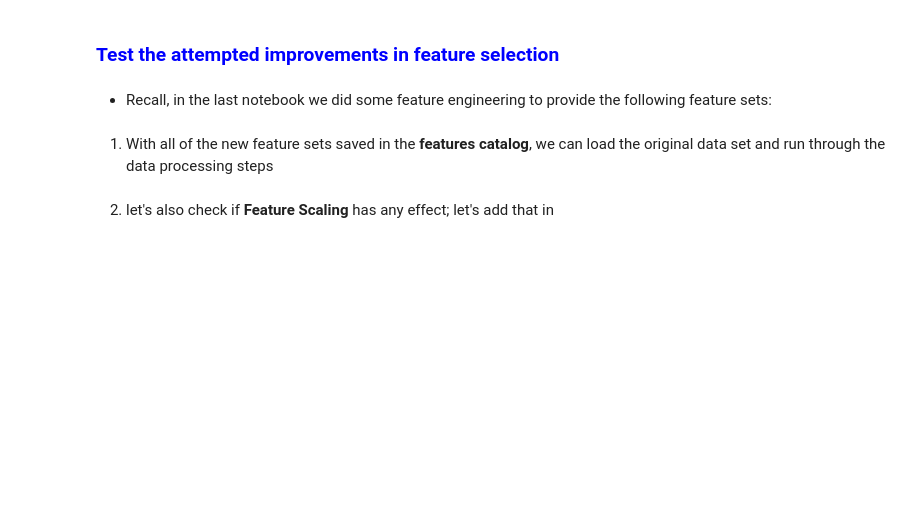
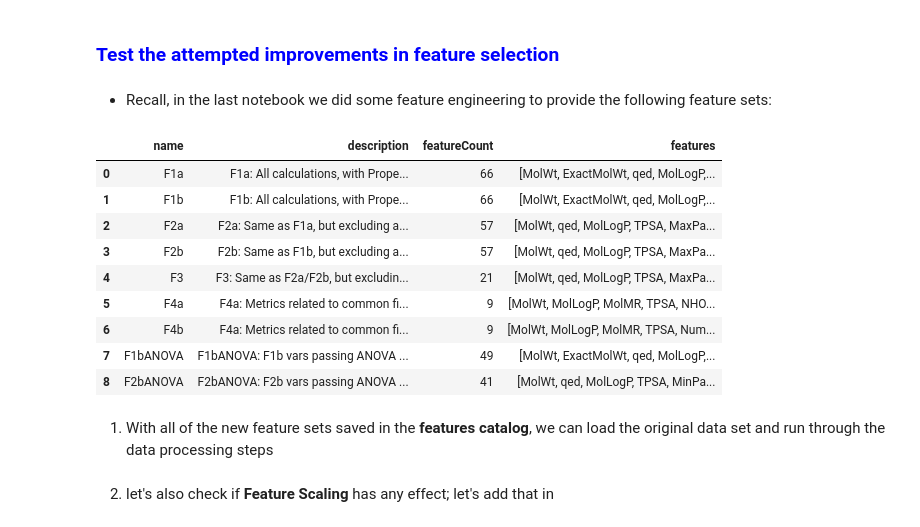
Before and after one commit to mitchism/bioavailability-ML-prediction, a Jupyter notebook: 05 - ML Trial 2.ipynb, the cells around one changed output. Saved outputs shown, nothing was run; the diff lists cells and outputs as text; code cells hidden in the pictures; blank space fills up the shorter version.

```diff
--- a/05 - ML Trial 2.ipynb
+++ b/05 - ML Trial 2.ipynb
@@ -5,7 +5,19 @@
 # %% [markdown]
 * Recall, in the last notebook we did some feature engineering to provide the following feature sets:
 # %%
-featuresDF = pd.read_parquet('featuresCatalogDF_2022-08-17_new.parquet')
+import pandas as pd
+featuresDF = pd.read_parquet('featuresCatalogDF.parquet')
 featuresDF.head(10)
+# %% [output]
+|  | name | description | featureCount | features |
+| 0 | F1a | F1a: All calculations, with Prope... | 66 | [MolWt, ExactMolWt, qed, MolLogP,... |
+| 1 | F1b | F1b: All calculations, with Prope... | 66 | [MolWt, ExactMolWt, qed, MolLogP,... |
+| 2 | F2a | F2a: Same as F1a, but excluding a... | 57 | [MolWt, qed, MolLogP, TPSA, MaxPa... |
+| 3 | F2b | F2b: Same as F1b, but excluding a... | 57 | [MolWt, qed, MolLogP, TPSA, MaxPa... |
+| 4 | F3 | F3: Same as F2a/F2b, but excludin... | 21 | [MolWt, qed, MolLogP, TPSA, MaxPa... |
+| 5 | F4a | F4a: Metrics related to common fi... | 9 | [MolWt, MolLogP, MolMR, TPSA, NHO... |
+| 6 | F4b | F4a: Metrics related to common fi... | 9 | [MolWt, MolLogP, MolMR, TPSA, Num... |
+| 7 | F1bANOVA | F1bANOVA: F1b vars passing ANOVA ... | 49 | [MolWt, ExactMolWt, qed, MolLogP,... |
+| 8 | F2bANOVA | F2bANOVA: F2b vars passing ANOVA ... | 41 | [MolWt, qed, MolLogP, TPSA, MinPa... |
 # %% [markdown]
 1. With all of the new feature sets saved in the **features catalog**, we can load the original data set and run through the data processing steps
```
Also changed, not shown: parts of 12 cells of this notebook, 11 other files.
